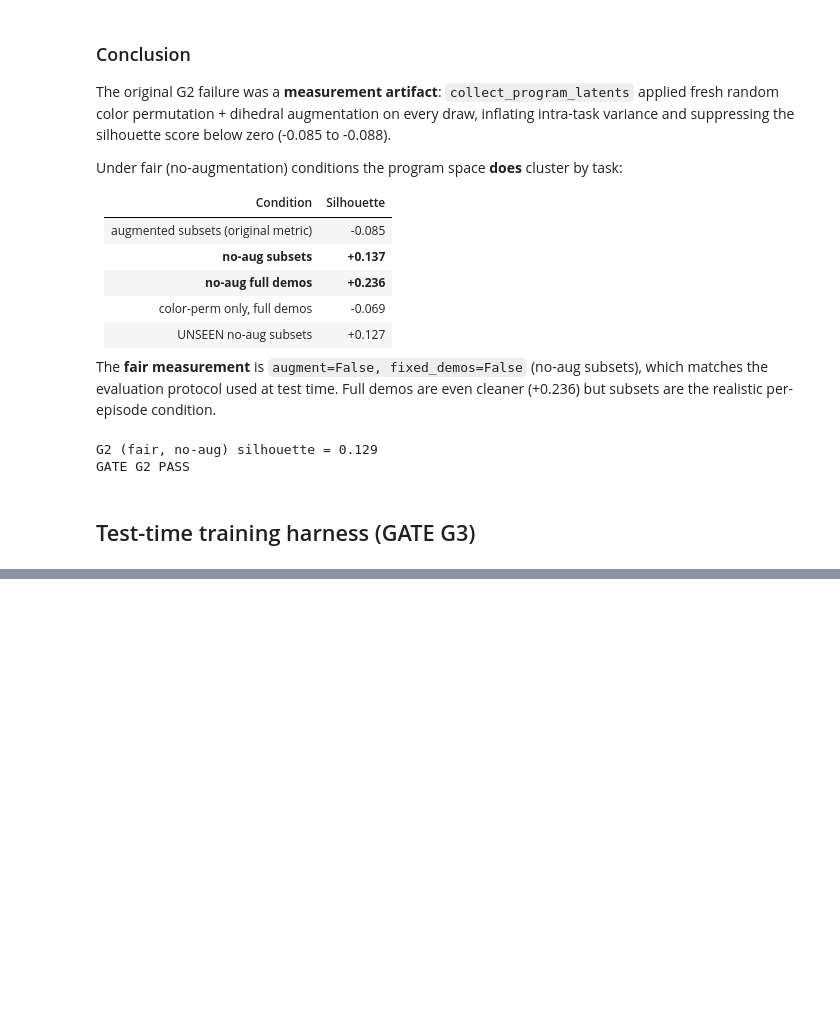
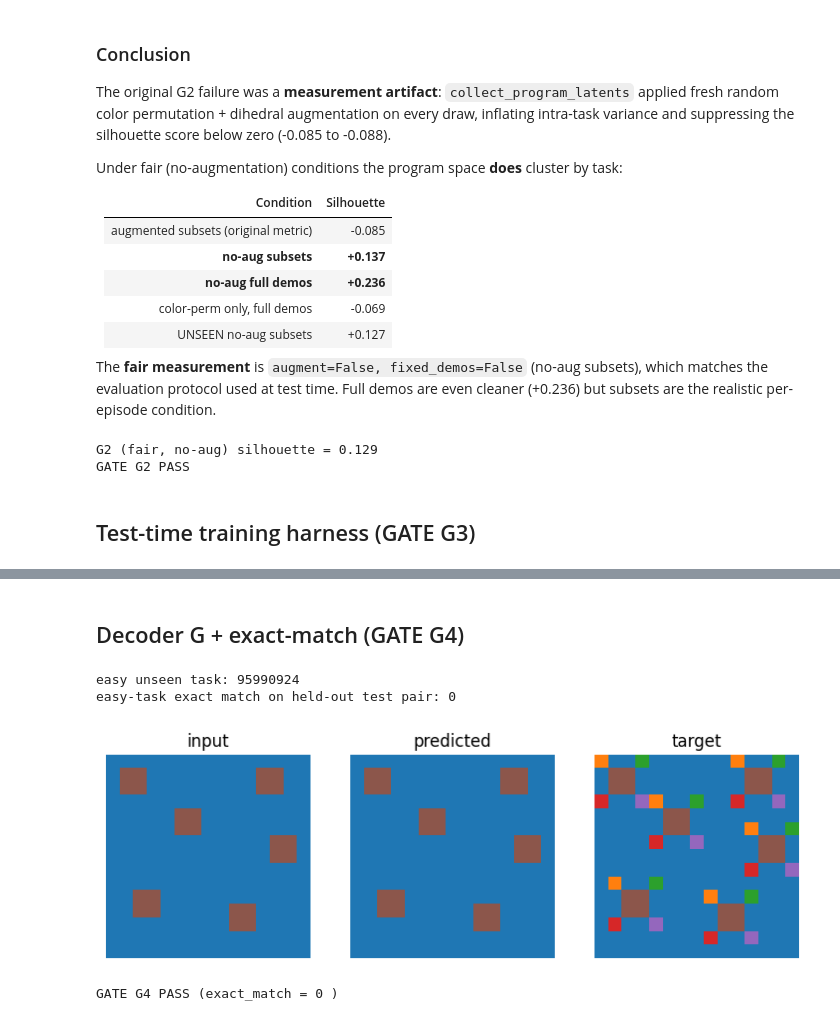
Before and after one commit to h-OUS-e/GlimpseJEPA, a Jupyter notebook: arc_lp_jepa.ipynb, the cells around one changed output, grey strips where cells are left out. Saved outputs shown, nothing was run; the diff lists cells and outputs as text; code cells hidden in the pictures; blank space fills up the shorter version.

```diff
--- a/arc_lp_jepa.ipynb
+++ b/arc_lp_jepa.ipynb
@@ -810,0 +819,2 @@ print("GATE G3 PASS")
+# %% [markdown]
+## Decoder G + exact-match (GATE G4)
@@ -810,0 +869,47 @@ print("GATE G3 PASS")
+# %%
+easy_unseen = next(t for t in UNSEEN_IDS
+                   if all(i.shape == o.shape for i, o in TRAIN_TASKS[t]["train"])
+                   and len(TRAIN_TASKS[t]["train"]) >= 3)
+print("easy unseen task:", easy_unseen)
+
+def train_decoder_on_task(model, tid, steps=600, lr=3e-4):
+    G = GridDecoder().to(DEVICE); opt = torch.optim.AdamW(G.parameters(), lr=lr)
+    pairs = CACHE[tid]["train"]
+    for step in range(steps):
+        k = random.randint(0, 7); perm = random_perm11()
+        def get(i):
+            ein, eout = pairs[i][k]; return perm_tokens(ein, perm), perm_tokens(eout, perm)
+        with torch.no_grad():
+            demos = [get(j) for j in range(len(pairs))]      # program under same aug
+            z = encode_program(model.P, demos)
+        i = random.randrange(len(pairs)); ein, eout = get(i)
+        loss = decode_loss(G, z, collate_tokens([ein]), collate_tokens([eout]))
+        opt.zero_grad(); loss.backward(); opt.step()
+    return G
+
+m_easy = ttt_no_freeze(model_pt, easy_unseen)
+G_easy = train_decoder_on_task(m_easy, easy_unseen)
+demos, q = task_canonical(easy_unseen)
+qi_grid, qo_grid = TRAIN_TASKS[easy_unseen]["test"][0]
+with torch.no_grad():
+    z = encode_program(m_easy.P, demos)
+    em, grid = exact_match(G_easy, z, collate_tokens([q[0]]), qo_grid)
+print("easy-task exact match on held-out test pair:", em)
+# %% [output]
+easy unseen task: 95990924
+easy-task exact match on held-out test pair: 0
+# %%
+fig, ax = plt.subplots(1, 3, figsize=(9, 3))
+ax[0].imshow(qi_grid, cmap="tab10", vmin=0, vmax=9); ax[0].set_title("input")
+ax[1].imshow(grid, cmap="tab10", vmin=0, vmax=9); ax[1].set_title("predicted")
+ax[2].imshow(qo_grid, cmap="tab10", vmin=0, vmax=9); ax[2].set_title("target")
+for a in ax: a.axis("off")
+plt.show()
+# %% [output]
+[figure, added]
+# %%
+assert grid.shape == qo_grid.shape, "predicted shape wrong"
+assert len(np.unique(grid)) >= 1
+print("GATE G4 PASS (exact_match =", em, ")")
+# %% [output]
+GATE G4 PASS (exact_match = 0 )
```
Also changed, not shown: parts of 7 cells of this notebook.
